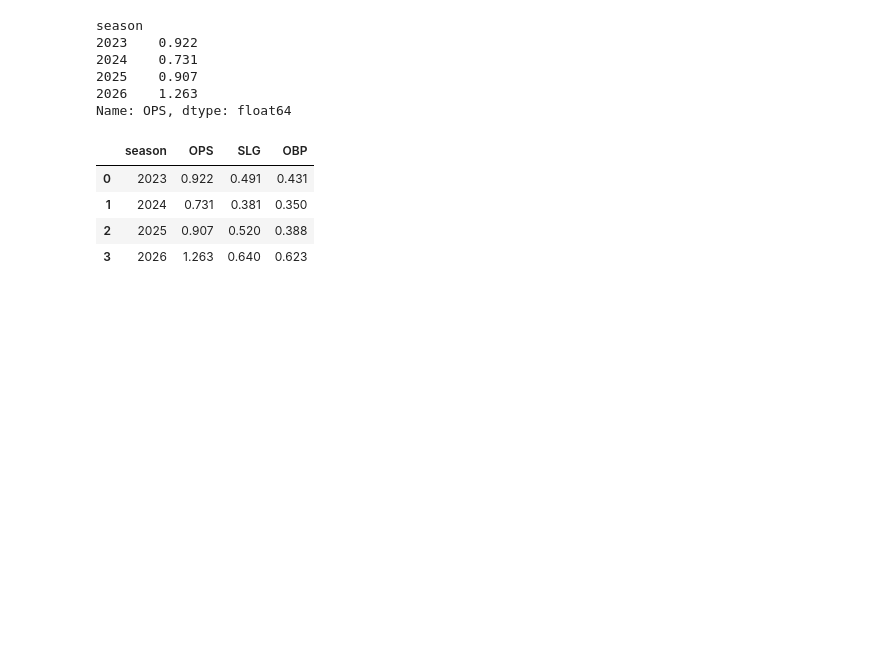
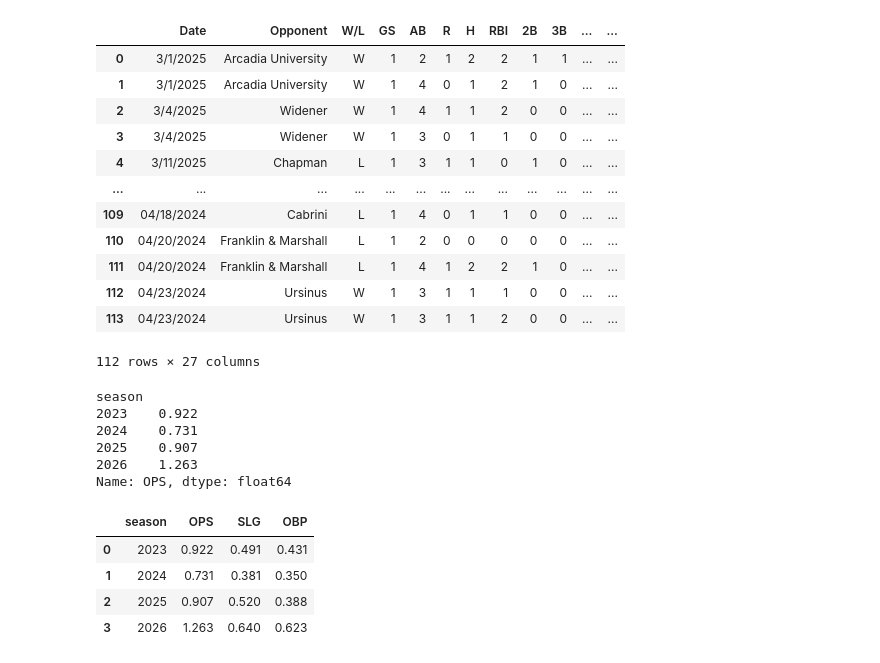
Before and after one commit to destingollamudi/ncaa-softball, a Jupyter notebook: analysis/regression.ipynb, the cells around one changed output. Saved outputs shown, nothing was run; the diff lists cells and outputs as text; code cells hidden in the pictures; blank space fills up the shorter version.

```diff
--- a/analysis/regression.ipynb
+++ b/analysis/regression.ipynb
@@ -3,6 +3,21 @@ import pandas as pd, numpy as np, matplotlib.pyplot as plt, statsmodels.api as s
 import data_loader as d
 # %%
 df = d.load_hitting_data()
+df
+# %% [output]
+|  | Date | Opponent | W/L | GS | AB | R | H | RBI | 2B | 3B | ... | ... |
+| 0 | 3/1/2025 | Arcadia University | W | 1 | 2 | 1 | 2 | 2 | 1 | 1 | ... | ... |
+| 1 | 3/1/2025 | Arcadia University | W | 1 | 4 | 0 | 1 | 2 | 1 | 0 | ... | ... |
+| 2 | 3/4/2025 | Widener | W | 1 | 4 | 1 | 1 | 2 | 0 | 0 | ... | ... |
+| 3 | 3/4/2025 | Widener | W | 1 | 3 | 0 | 1 | 1 | 0 | 0 | ... | ... |
+| 4 | 3/11/2025 | Chapman | L | 1 | 3 | 1 | 1 | 0 | 1 | 0 | ... | ... |
+| ... | ... | ... | ... | ... | ... | ... | ... | ... | ... | ... | ... | ... |
+| 109 | 04/18/2024 | Cabrini | L | 1 | 4 | 0 | 1 | 1 | 0 | 0 | ... | ... |
+| 110 | 04/20/2024 | Franklin & Marshall | L | 1 | 2 | 0 | 0 | 0 | 0 | 0 | ... | ... |
+| 111 | 04/20/2024 | Franklin & Marshall | L | 1 | 4 | 1 | 2 | 2 | 1 | 0 | ... | ... |
+| 112 | 04/23/2024 | Ursinus | W | 1 | 3 | 1 | 1 | 1 | 0 | 0 | ... | ... |
+| 113 | 04/23/2024 | Ursinus | W | 1 | 3 | 1 | 1 | 2 | 0 | 0 | ... | ... |
+112 rows × 27 columns
 # %%
 grouped = df.groupby("season")["OPS"].mean().round(3)
 grouped
```
Also changed, not shown: parts of 1 cell of this notebook, 10 other files.
